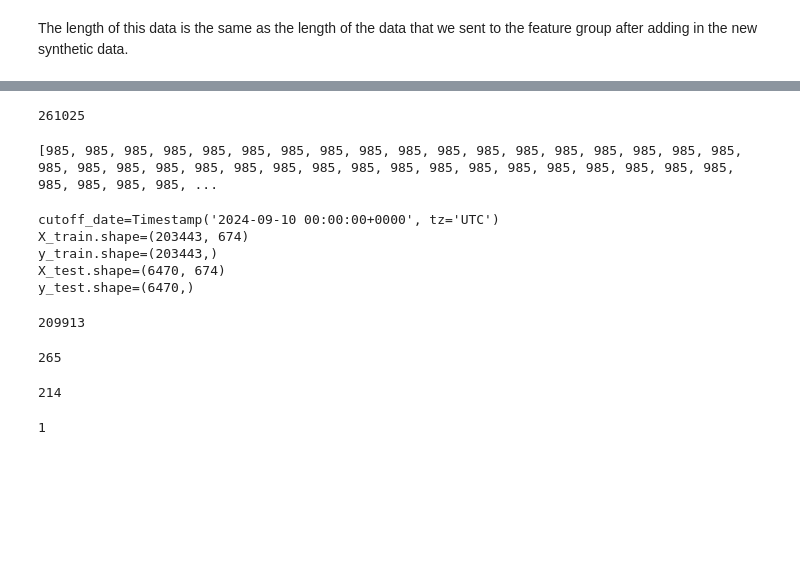
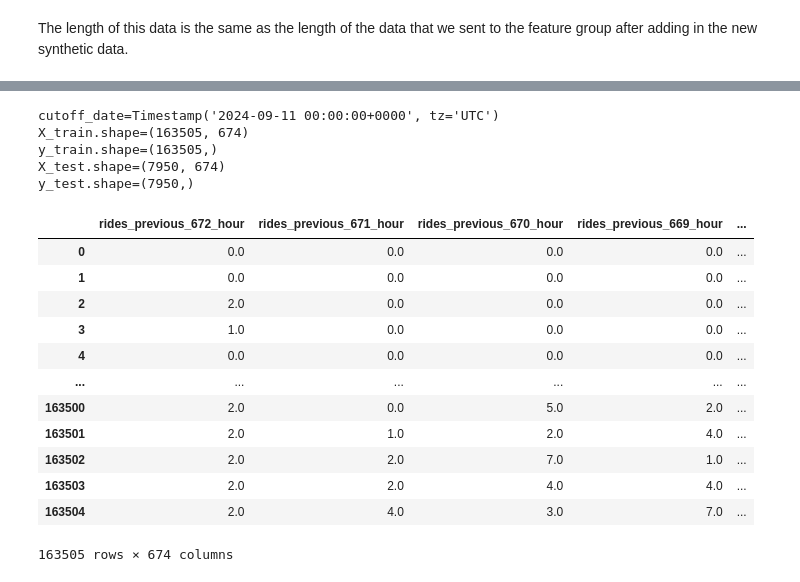
Before and after one commit to ryslipe/taxi_demand_predictor, a Jupyter notebook: notebooks/13_model_training_pipeline.ipynb, the cells around one changed output, grey strips where cells are left out. Saved outputs shown, nothing was run; the diff lists cells and outputs as text; code cells hidden in the pictures; blank space fills up the shorter version.

```diff
--- a/notebooks/13_model_training_pipeline.ipynb
+++ b/notebooks/13_model_training_pipeline.ipynb
@@ -191,4 +185,0 @@ memory usage: 1.6+ MB
-# %%
-import pandas as pd
-# Convert pickup_hour to datetime
-features_and_target['pickup_hour'] = pd.to_datetime(features_and_target['pickup_hour'], utc=True)
@@ -225,23 +186,11 @@ array([  1,   2,   3,   4,   5,   6,   7,   8,   9,  10,  11,  12,  13,
-# %%
-985 * 265
-# %% [output]
-261025
-# %%
-data = []
-for i in locations:
-
-    data.append(len(features_and_target.loc[features_and_target['pickup_location_id'] == i]))
-print(data)
-# %% [output]
-[985, 985, 985, 985, 985, 985, 985, 985, 985, 985, 985, 985, 985, 985, 985, 985, 985, 985, 985, 985, 985, 985, 985, 985, 985, 985, 985, 985, 985, 985, 985, 985, 985, 985, 985, 985, 985, 985, 985, 985, ...
 # %%
 from datetime import date, timedelta
 from pytz import timezone
 import pandas as pd
 from src.data_split import train_test_split
 
-# training data -> from January 2022 up until 1 month ago
-# test data -> last 2 months
+# training data -> from January 2023 up until 1 month ago
+# test data -> last 1 months
 # Convert pickup_hour to datetime
 cutoff_date = pd.to_datetime(date.today() - timedelta(days=28*1), utc=True)
 
@@ -257,24 +206,24 @@ print(f'{y_train.shape=}')
 print(f'{X_test.shape=}')
 print(f'{y_test.shape=}')
 # %% [output]
-cutoff_date=Timestamp('2024-09-10 00:00:00+0000', tz='UTC')
-X_train.shape=(203443, 674)
-y_train.shape=(203443,)
-X_test.shape=(6470, 674)
-y_test.shape=(6470,)
+cutoff_date=Timestamp('2024-09-11 00:00:00+0000', tz='UTC')
+X_train.shape=(163505, 674)
+y_train.shape=(163505,)
+X_test.shape=(7950, 674)
+y_test.shape=(7950,)
-# %%
-203443 + 6470
-# %% [output]
-209913
-# %%
-X_test['pickup_location_id'].max()
-# %% [output]
-265
 # %%
-X_train['pickup_location_id'].max()
+X_train
 # %% [output]
+|  | rides_previous_672_hour | rides_previous_671_hour | rides_previous_670_hour | rides_previous_669_hour | ... |
+| 0 | 0.0 | 0.0 | 0.0 | 0.0 | ... |
+| 1 | 0.0 | 0.0 | 0.0 | 0.0 | ... |
+| 2 | 2.0 | 0.0 | 0.0 | 0.0 | ... |
+| 3 | 1.0 | 0.0 | 0.0 | 0.0 | ... |
+| 4 | 0.0 | 0.0 | 0.0 | 0.0 | ... |
+| ... | ... | ... | ... | ... | ... |
+| 163500 | 2.0 | 0.0 | 5.0 | 2.0 | ... |
+| 163501 | 2.0 | 1.0 | 2.0 | 4.0 | ... |
+| 163502 | 2.0 | 2.0 | 7.0 | 1.0 | ... |
+| 163503 | 2.0 | 2.0 | 4.0 | 4.0 | ... |
+| 163504 | 2.0 | 4.0 | 3.0 | 7.0 | ... |
-214
+163505 rows × 674 columns
-# %%
-X_test['pickup_location_id'].min()
-# %% [output]
-1
```
Also changed, not shown: parts of 20 cells of this notebook, 1 other file.
